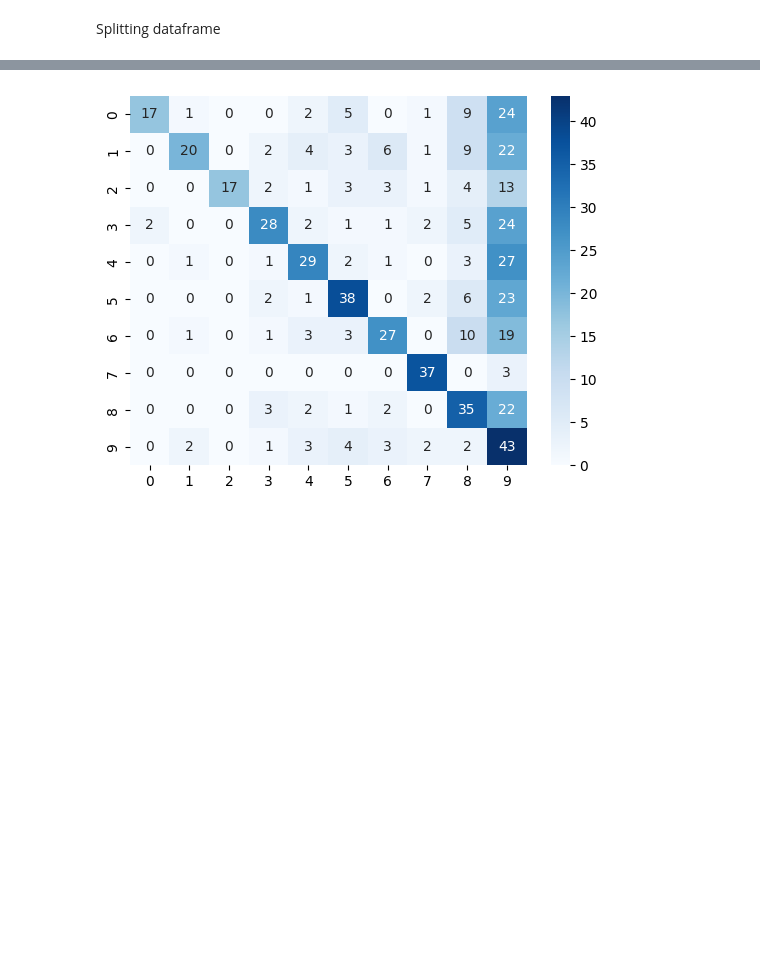
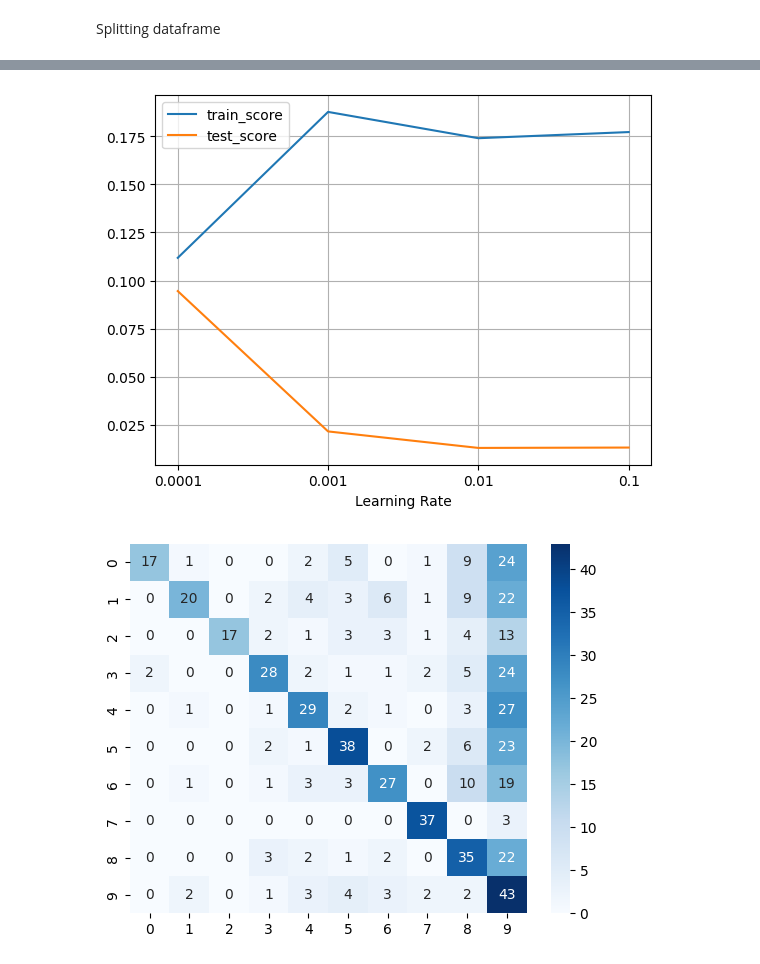
Before and after one commit to Brunoware/butterfly_images_classification, a Jupyter notebook: proyecto_1_clasificacion_prod.ipynb, the cells around one changed output, grey strips where cells are left out. Drawn from its saved outputs; the diff is of its cells as text; code cells hidden in the pictures; blank space fills up the shorter version.

```diff
--- a/proyecto_1_clasificacion_prod.ipynb
+++ b/proyecto_1_clasificacion_prod.ipynb
@@ -38,4 +38,14 @@ for trainval_index, test_index in sss.split(X, y):
 for train_index, val_index in sss.split(X_trainval, y_trainval):
     X_train, X_val = X_trainval[train_index], X_trainval[val_index]
     y_train, y_val = y_trainval[train_index], y_trainval[val_index]
+# %%
+# despues se descarta
+from sklearn.preprocessing import StandardScaler
+# llamar a instancia de escalador
+scaler = StandardScaler()
+# entrenar escalador con la data de entrenamiento
+scaler.fit(X_train)
+# transformar ambas matrices
+X_train_sc = scaler.transform(X_train)
+X_val_sc = scaler.transform(X_val)
 # %%
@@ -82,0 +120,7 @@ Pipeline(steps=[('scaler', StandardScaler()),
+# %%
+from sklearn.model_selection import validation_curve
+from sklearn.model_selection import StratifiedKFold
+
+lr = OneVsRestClassifier(LogisticRegression())
+scaler = StandardScaler()
+lr_pipe = Pipeline([('scaler', scaler), ('clf', lr)])
@@ -83,3 +150,26 @@ Pipeline(steps=[('scaler', StandardScaler()),
+# %%
+skf = StratifiedKFold(n_splits = 5, shuffle = True, random_state = 42)
+vc_scores = validation_curve(estimator = lr_pipe,
+                            X = X_train,
+                            y = y_train,
+                            param_name = 'clf__estimator__learning_rate',
+                            param_range = [0.0001, 0.001, 0.01, 0.1],
+                            cv = skf,
+                            n_jobs = -1,
+                            scoring = 'precision_macro')
+# %%
+vc_scores_train = vc_scores[0].mean(axis = 1)
+vc_scores_test = vc_scores[1].mean(axis = 1)
+
+plt.plot(vc_scores_train, label = 'train_score')
+plt.plot(vc_scores_test, label = 'test_score')
+plt.xticks(range(0, 4), [0.0001, 0.001, 0.01, 0.1])
+plt.xlabel('Learning Rate')
+plt.legend()
+plt.grid()
+plt.show()
+# %% [output]
+[figure, added]
 # %%
 y_train_pred = sv_pipe.predict(X_train)
 y_val_pred = sv_pipe.predict(X_val)
```
Also changed, not shown: parts of 6 cells of this notebook.
